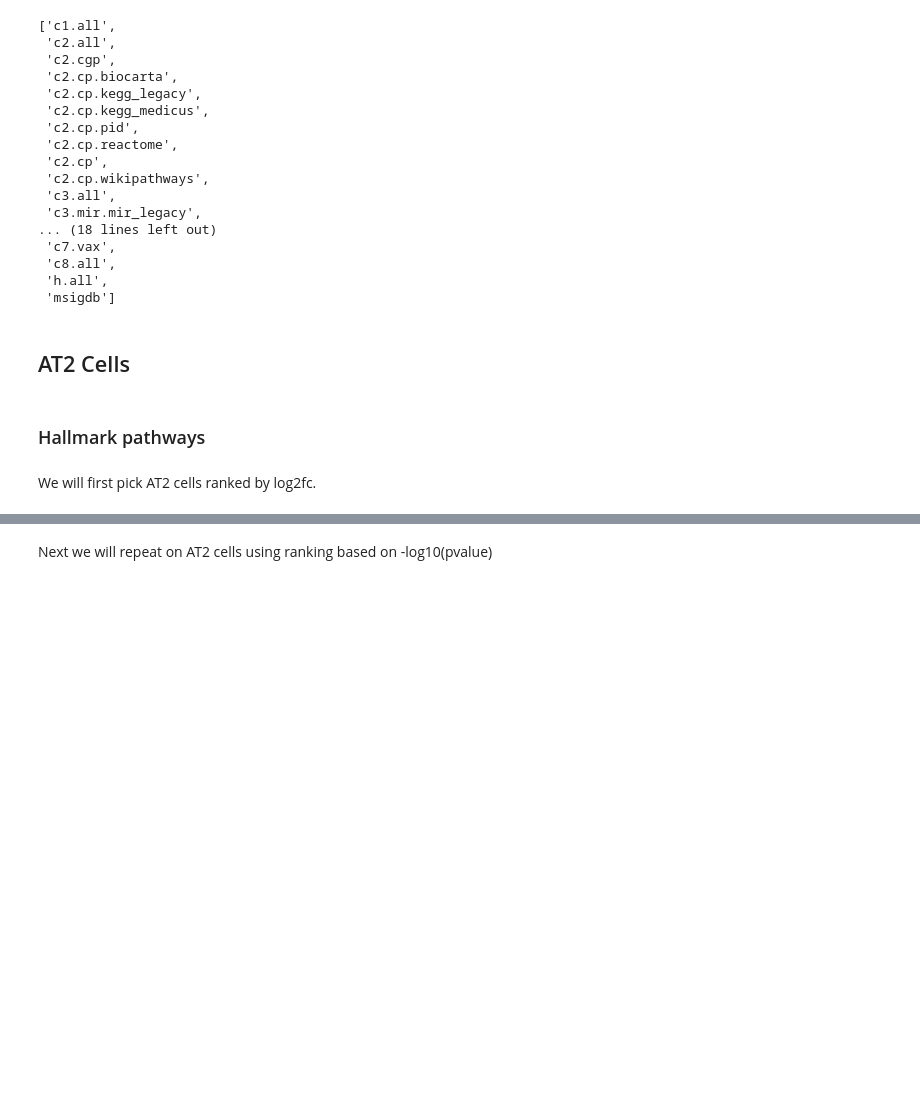
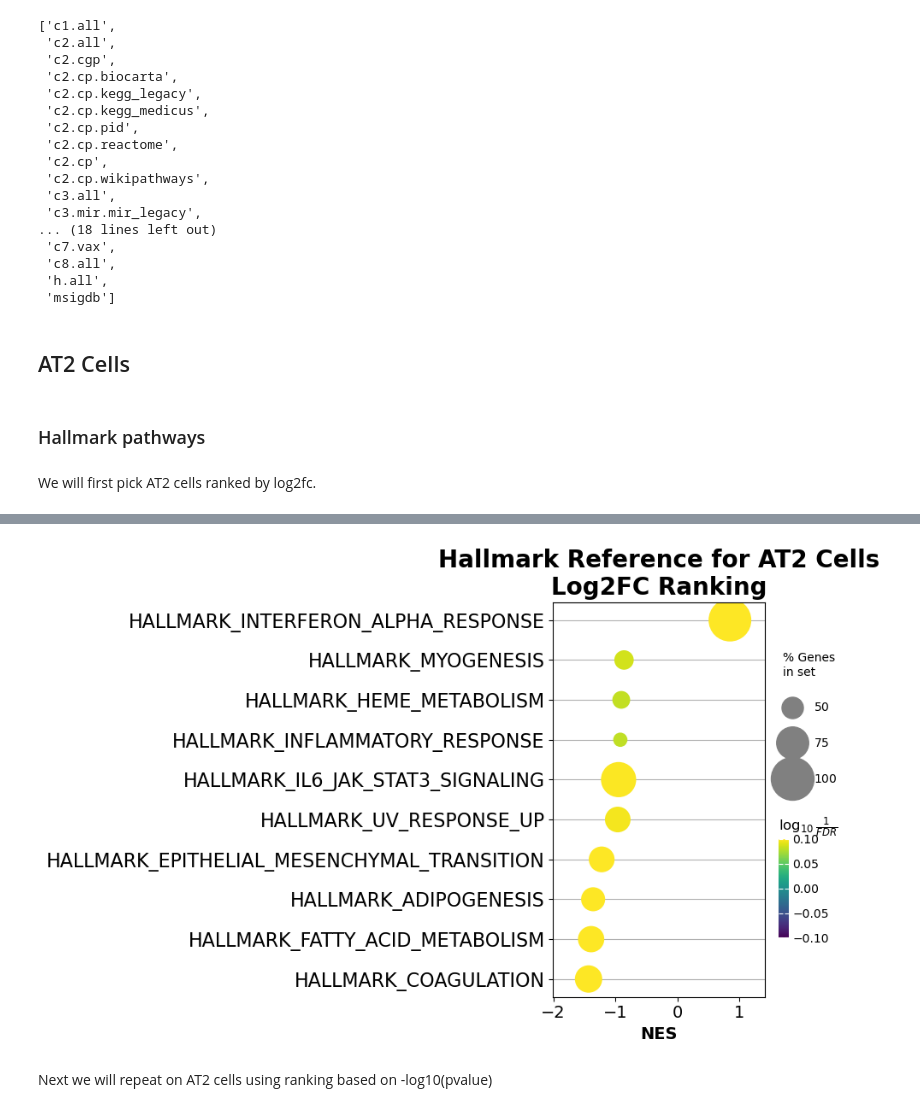
Before and after one commit to laurenflynn/czi_integration, a Jupyter notebook: src/09_gsea.ipynb, the cells around one changed output, grey strips where cells are left out. Saved outputs shown, nothing was run; the diff lists cells and outputs as text; code cells hidden in the pictures; blank space fills up the shorter version.

```diff
--- a/src/09_gsea.ipynb
+++ b/src/09_gsea.ipynb
@@ -278,3 +297,13 @@ pre_res = gp.prerank(rnk = prerank_list[["gene_symbol", "log2fc_ranks"]],
+# %%
+# Dot plot
+ax = dotplot(pre_res.res2d,
+             column="FDR q-val",
+             title='Hallmark Reference for AT2 Cells\nLog2FC Ranking',
+             cmap=plt.cm.viridis,
+             size=6, # adjust dot size
+             figsize=(4,6), cutoff=1, show_ring=False)
+# %% [output]
+[figure, added]
 # %% [markdown]
 Next we will repeat on AT2 cells using ranking based on -log10(pvalue)
 # %%
```
Also changed, not shown: parts of 40 cells of this notebook.
